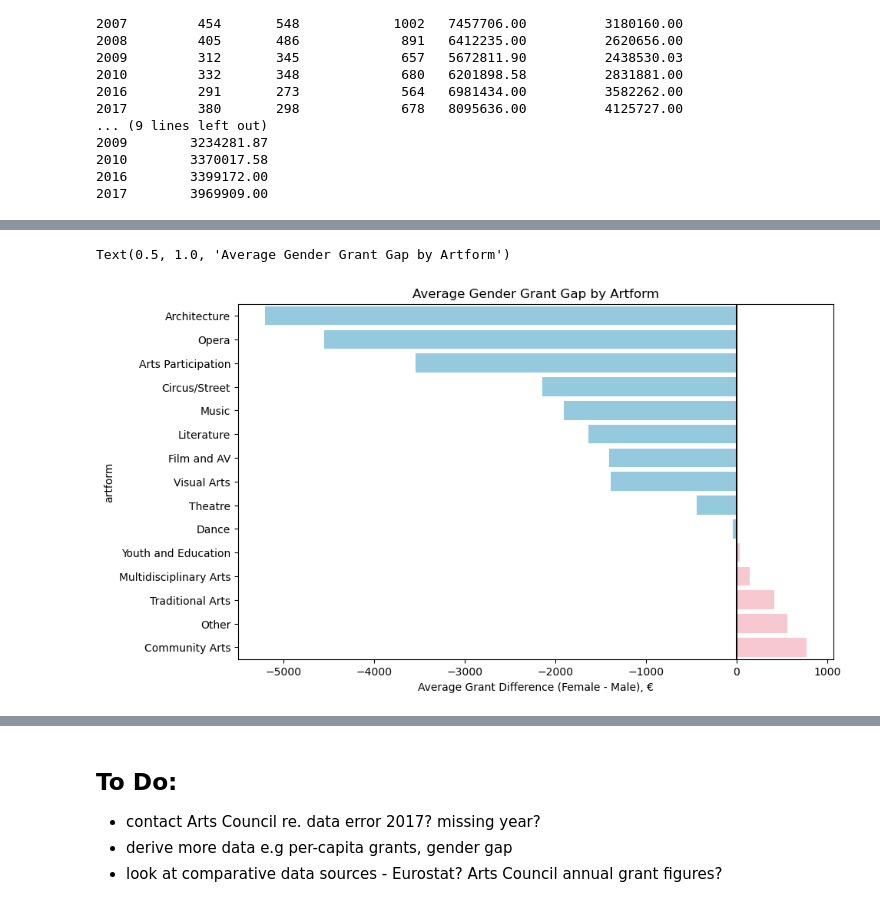
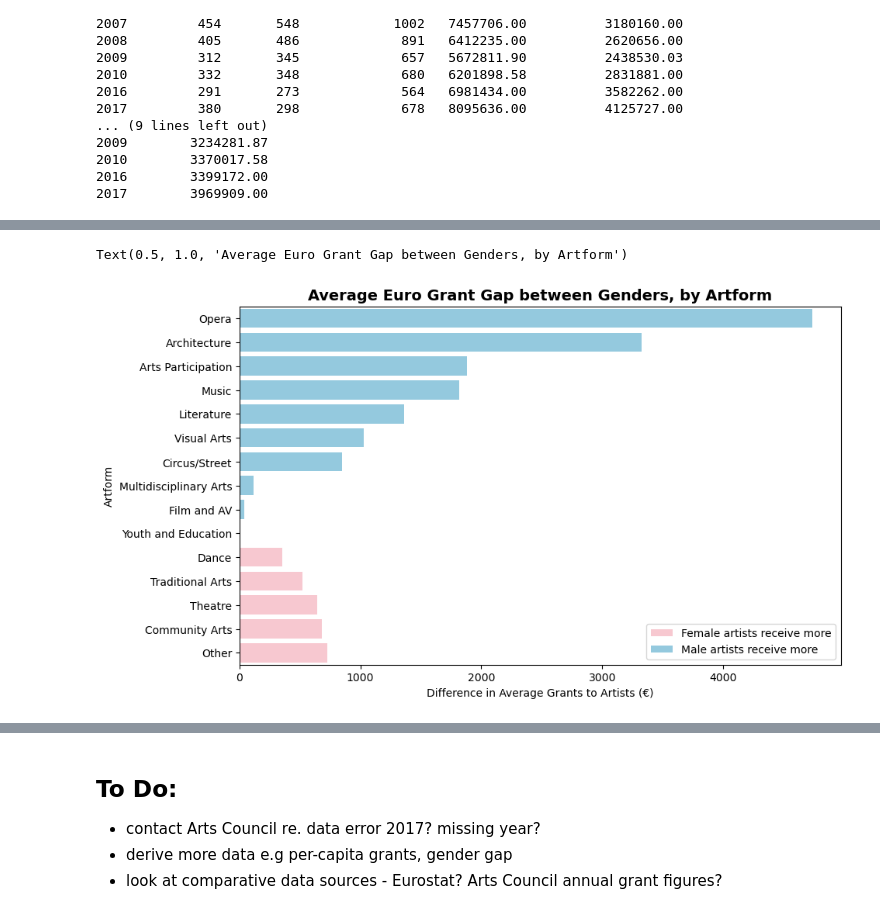
Before and after one commit to SuColl/programming-for-data-analytics, a Jupyter notebook: project/notebook.ipynb, the cells around one changed output, grey strips where cells are left out. Saved outputs shown, nothing was run; the diff lists cells and outputs as text; code cells hidden in the pictures.

Commit message:
Expand analysis of grants by gender

```diff
--- a/project/notebook.ipynb
+++ b/project/notebook.ipynb
@@ -575,15 +753,23 @@ Name: avg_grant_gap, dtype: float64
 # %%
 plt.figure(figsize=(10, 6))
 
 # Plot the gap in grants by gender. Plot twice and clip each series in order to
 # use separate colours.
-sns.barplot(gender_gap.clip(lower=0), orient="h", color="pink")
-sns.barplot(gender_gap.clip(upper=0), orient="h", color="skyblue")
+sns.barplot(
+    df_artforms_gender["avg_gap"].clip(lower=0),
+    orient="h", color="pink",
+    label="Female artists receive more")
+sns.barplot(
+    df_artforms_gender["avg_gap"].clip(upper=0)*-1,
+    orient="h", color="skyblue",
+    label="Male artists receive more")
 
-
-plt.axvline(0, color="black")
-plt.xlabel("Average Grant Difference (Female - Male), €")
-plt.title("Average Gender Grant Gap by Artform")
+plt.legend()
+#plt.axvline(0, color="black")
+plt.xlabel("Difference in Average Grants to Artists (€)")
+plt.ylabel("Artform")
+plt.title("Average Euro Grant Gap between Genders, by Artform",
+          fontsize=14, fontweight="bold")
 # %% [output]
-Text(0.5, 1.0, 'Average Gender Grant Gap by Artform')
+Text(0.5, 1.0, 'Average Euro Grant Gap between Genders, by Artform')
-[figure, old version]
+[figure, new version]
```
Also changed, not shown: parts of 31 cells of this notebook.
